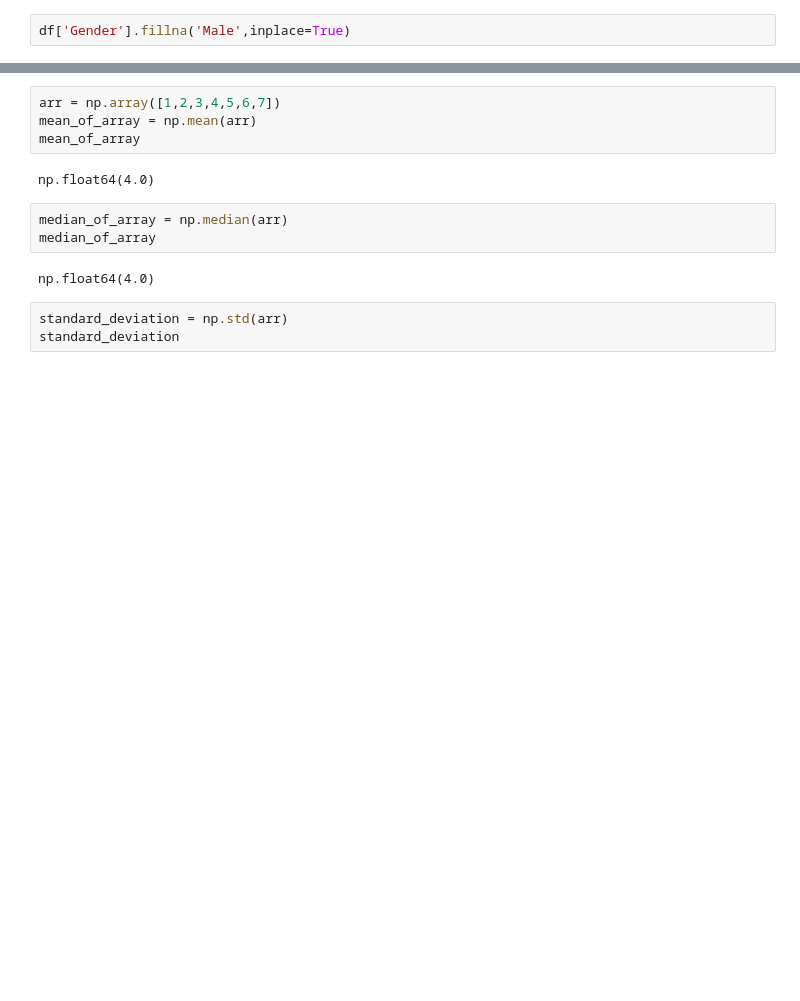
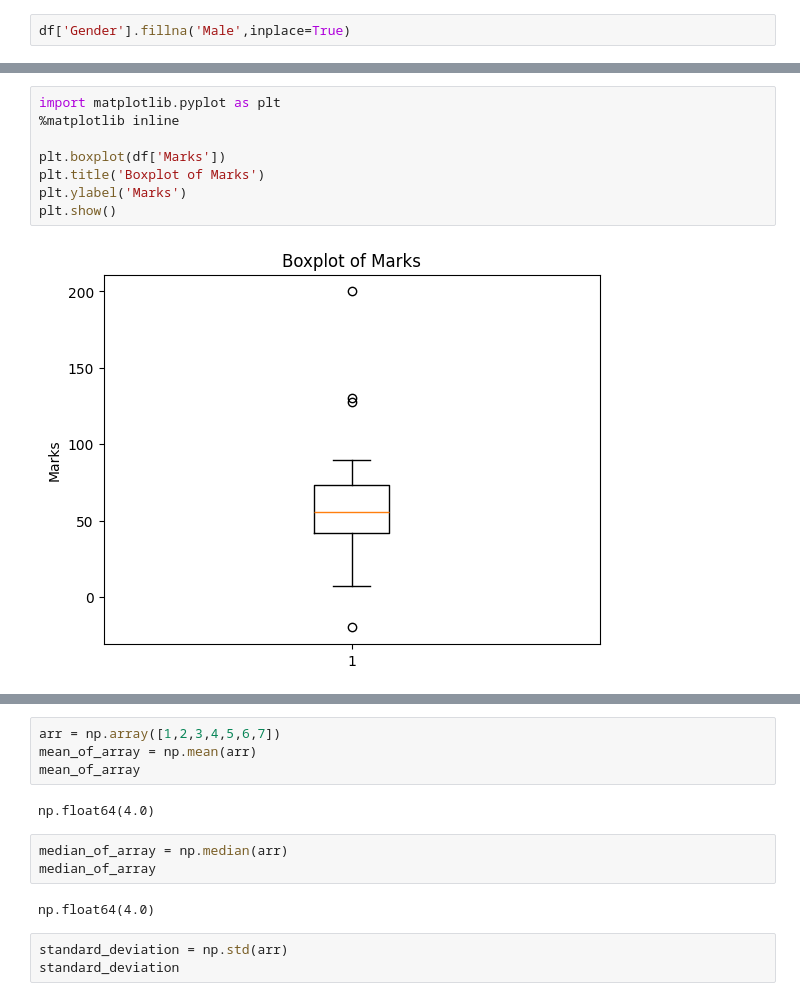
Before and after one commit to ayeshasaddiqa123/PYTHON, a Jupyter notebook: PYTHON_LIBRARIES/Statistical_operationsUsingPython.ipynb, the cells around one changed output, grey strips where cells are left out. Cells and saved outputs as stored; diff of their text form; blank space fills up the shorter version.

```diff
--- a/PYTHON_LIBRARIES/Statistical_operationsUsingPython.ipynb
+++ b/PYTHON_LIBRARIES/Statistical_operationsUsingPython.ipynb
@@ -184,3 +184,13 @@ University    0
 Marks         0
 Admission     0
 dtype: int64
+# %%
+import matplotlib.pyplot as plt
+%matplotlib inline
+
+plt.boxplot(df['Marks'])
+plt.title('Boxplot of Marks')
+plt.ylabel('Marks')
+plt.show()
+# %% [output]
+[figure, added]
```
Also changed, not shown: parts of 8 cells of this notebook, 4 other files.
